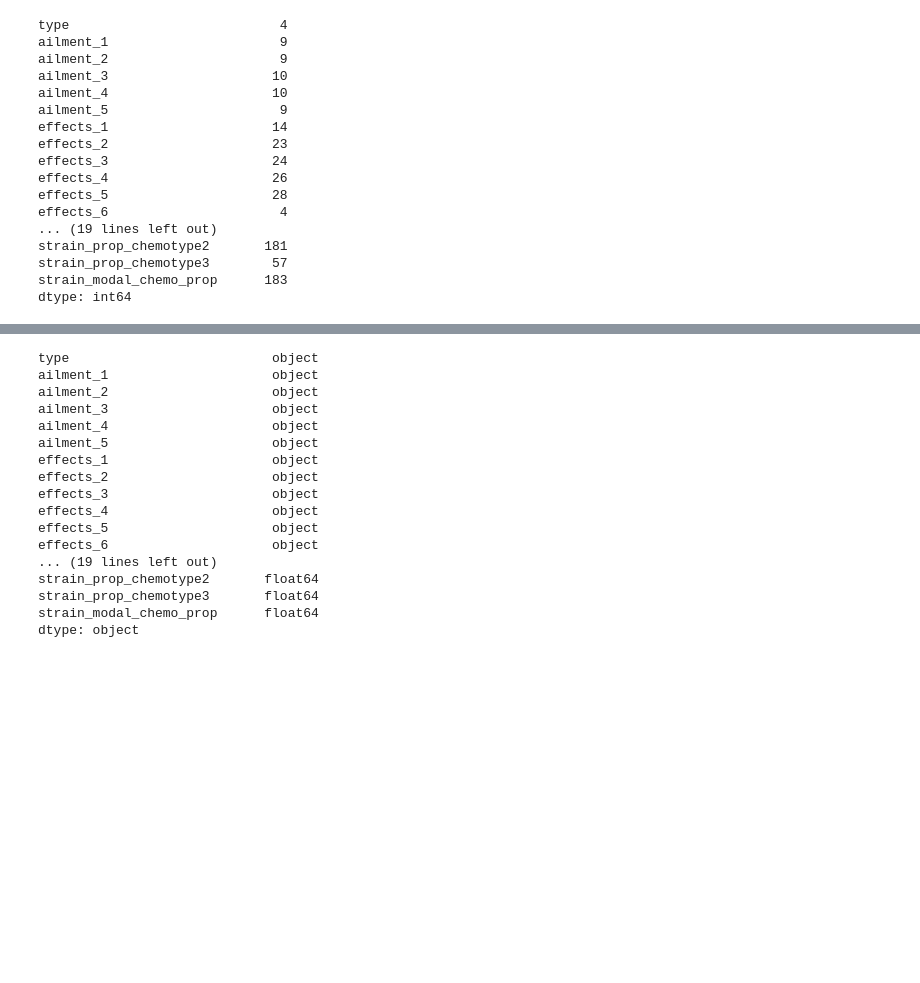
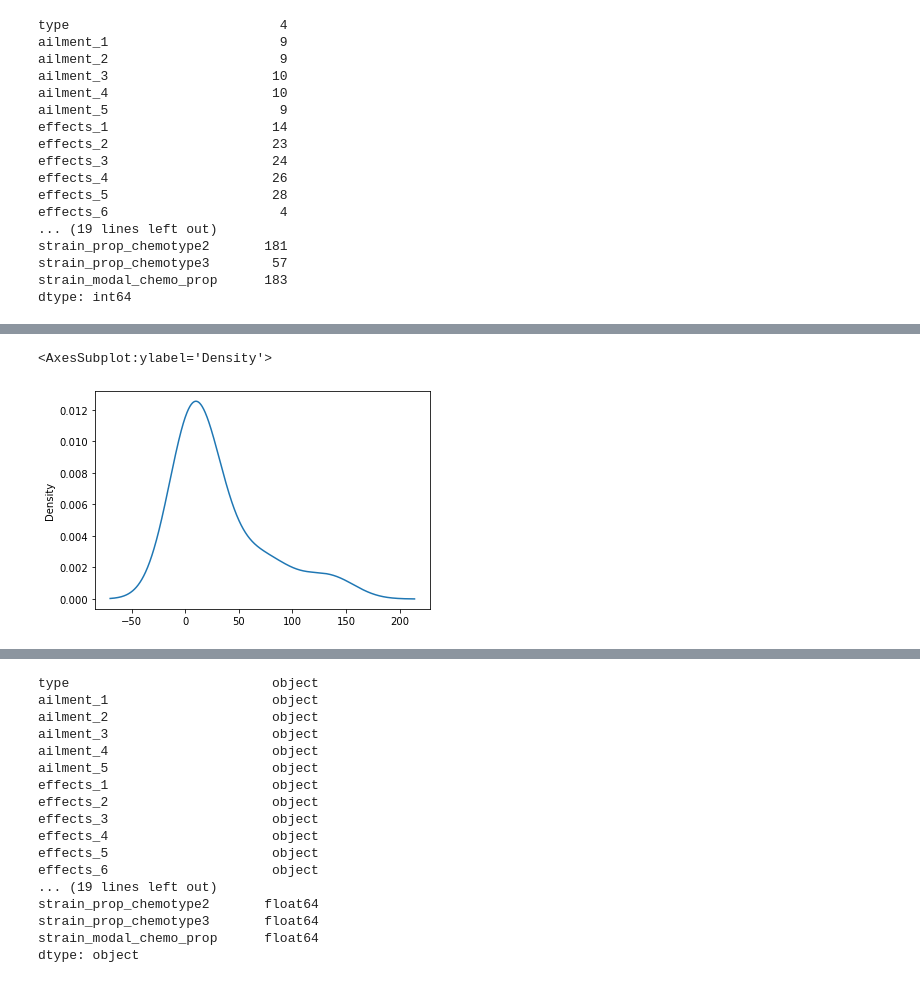
Before and after one commit to paulerlic/medical-marijuana-group, a Jupyter notebook: Model/MMG_DLNN_KT.ipynb, the cells around one changed output, grey strips where cells are left out. Drawn from its saved outputs; the diff is of its cells as text; code cells hidden in the pictures; blank space fills up the shorter version.

```diff
--- a/Model/MMG_DLNN_KT.ipynb
+++ b/Model/MMG_DLNN_KT.ipynb
@@ -91,0 +116,10 @@ dtype: int64
+# %%
+# Determine which values to replace if counts are less than ...?
+replace_effects_1 = list(effects_1_counts[effects_1_counts < 10].index)
+
+# Replace in dataframe
+for app in replace_effects_1:
+    kushy_washington_df.effects_1 = kushy_washington_df.effects_1.replace(app,"Other")
+
+# Check to make sure binning was successful
+kushy_washington_df.effects_1.value_counts()
@@ -91,0 +137,4 @@ dtype: int64
+# %%
+# Look at effects_2 value counts for binning
+effects_2_counts = kushy_washington_df.effects_2.value_counts()
+effects_2_counts
@@ -91,0 +159,6 @@ dtype: int64
+# %%
+# Visualize the value counts of effects_3
+effects_2_counts.plot.density()
+# %% [output]
+<AxesSubplot:ylabel='Density'>
+[figure, added]
```
Also changed, not shown: parts of 32 cells of this notebook, 1 other file.
